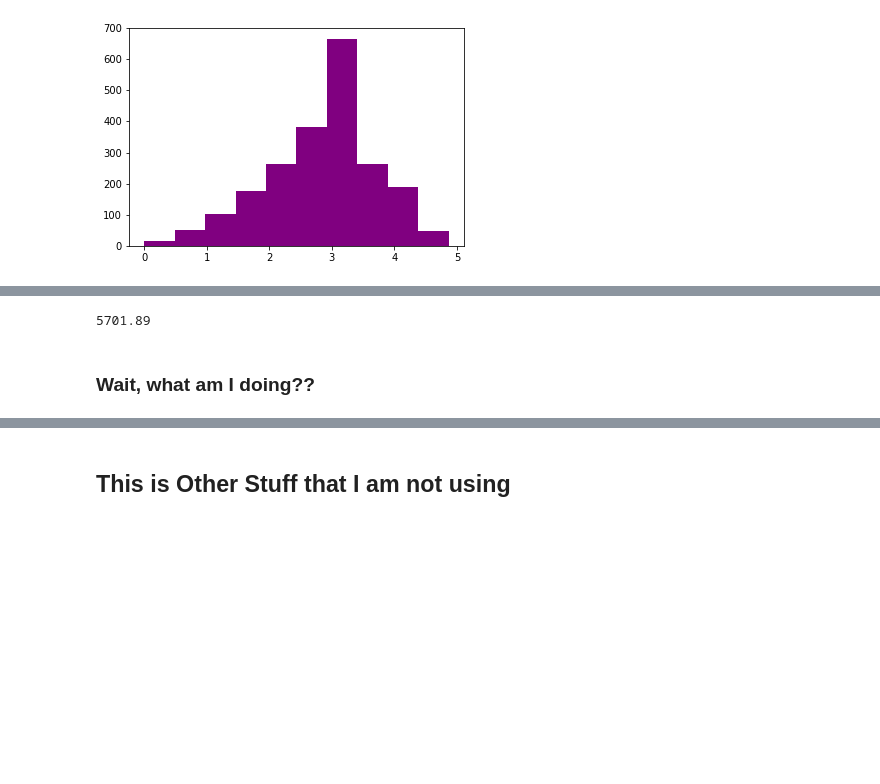
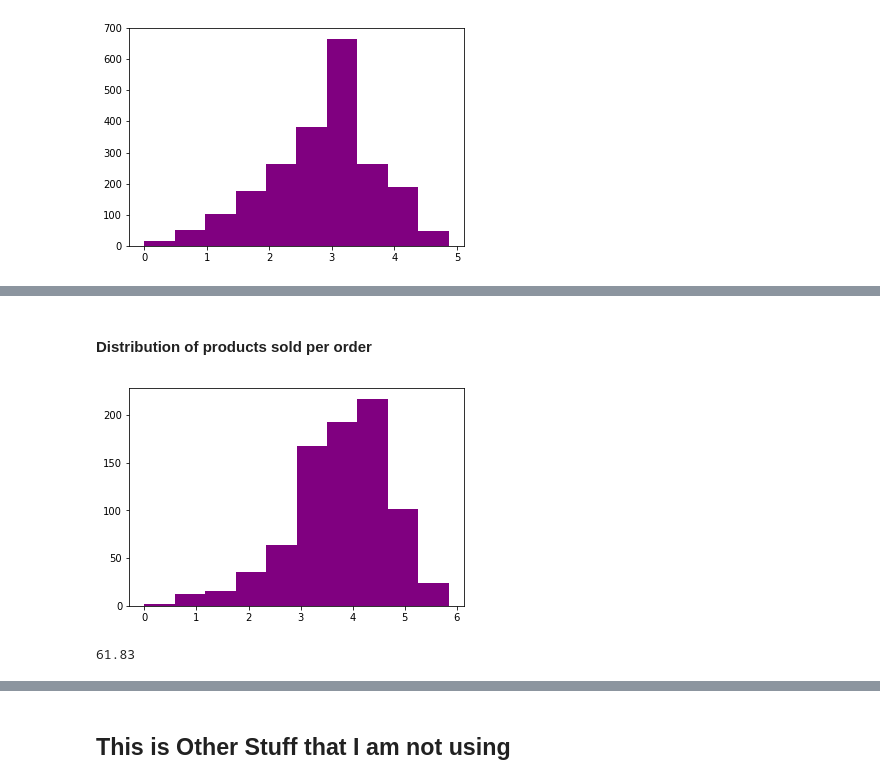
Before and after one commit to MagicMilly/dsc-2-final-project-online-ds-ft-100118, a Jupyter notebook: student.ipynb, the cells around one changed output, grey strips where cells are left out. Cells and saved outputs as stored; diff of their text form; code cells hidden in the pictures; blank space fills up the shorter version.

```diff
--- a/student.ipynb
+++ b/student.ipynb
@@ -445,7 +469,11 @@ total_sales_by_employee_df.head()
+# %% [markdown]
+#### Distribution of products sold per order
+# %%
+plt.hist(np.log(sales_by_order_df.Total), color='purple');
+# %% [output]
+[figure, added]
 # %%
-sales_mean = round(total_sales_by_employee_df.Total.mean(), 2)
-sales_mean
+order_quantity_mean = round(sales_by_order_df.Total.mean(), 2)
+order_quantity_mean
 # %% [output]
-5701.89
+61.83
-# %% [markdown]
-### Wait, what am I doing??
```
Also changed, not shown: parts of 18 cells of this notebook.
